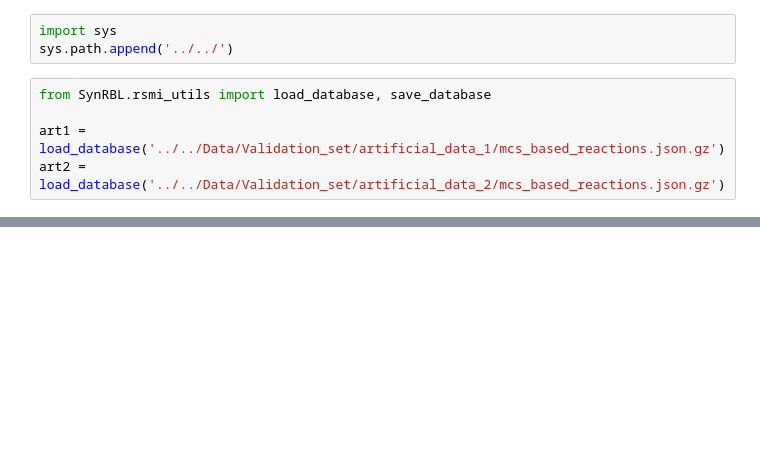
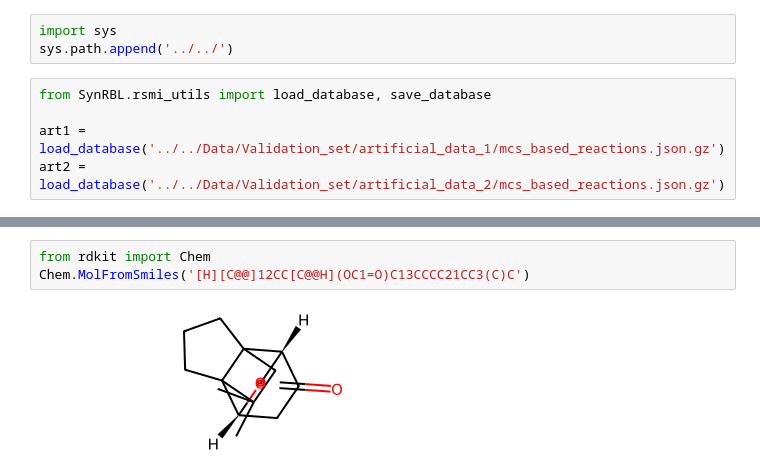
Before and after one commit to TieuLongPhan/SynRBL, a Jupyter notebook: Pipeline/Validation/test.ipynb, the cells around one changed output, grey strips where cells are left out. Saved outputs shown, nothing was run; the diff lists cells and outputs as text; blank space fills up the shorter version.

```diff
--- a/Pipeline/Validation/test.ipynb
+++ b/Pipeline/Validation/test.ipynb
@@ -28,0 +23,5 @@ art1
+# %%
+from rdkit import Chem
+Chem.MolFromSmiles('[H][C@@]12CC[C@@H](OC1=O)C13CCCC21CC3(C)C')
+# %% [output]
+[figure, added]
```
Also changed, not shown: parts of 18 cells of this notebook, 27 other files.
